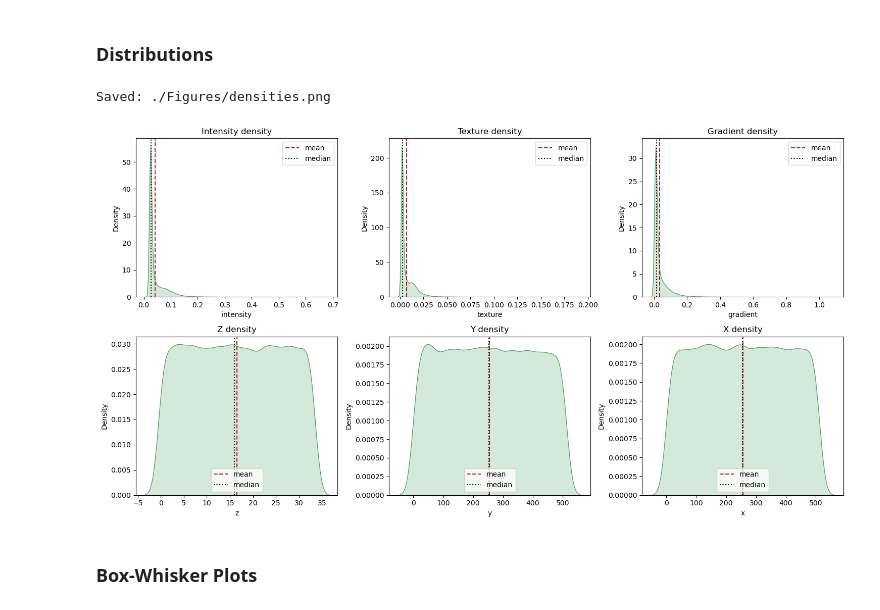
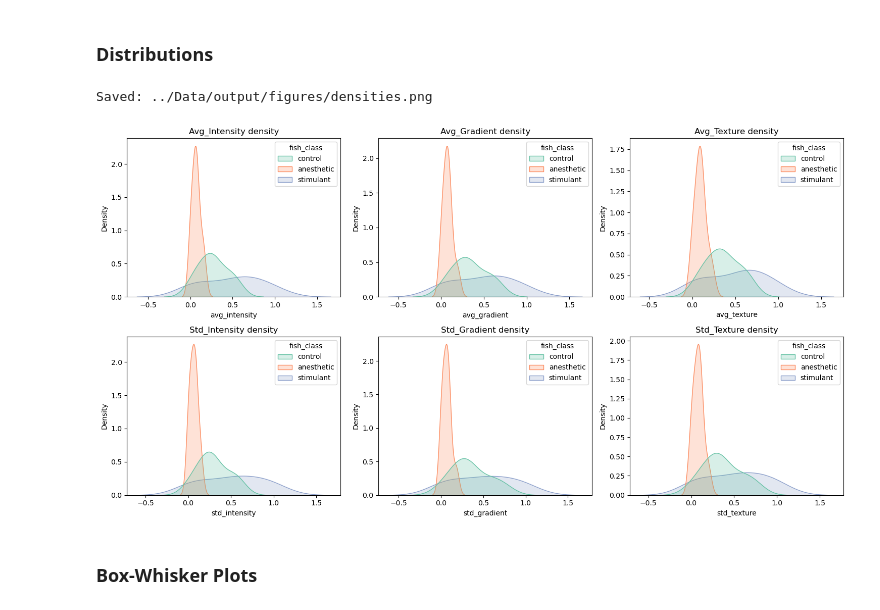
Before and after one commit to arlemoine/CMPS451_Project, a Jupyter notebook: Notebooks/adam.ipynb, the cells around one changed output. Saved outputs shown, nothing was run; the diff lists cells and outputs as text; code cells hidden in the pictures.

```diff
--- a/Notebooks/adam.ipynb
+++ b/Notebooks/adam.ipynb
@@ -249,22 +354,9 @@ Saved: ./Figures/histograms.png
 # %% [markdown]
 ### Distributions
-# %%
-fig, axes = plt.subplots(2, 3, figsize=(15, 8))
-axes = axes.flatten()
-for col, ax in zip(numeric_cols, axes):
-    sns.kdeplot(viz_df[col], fill=True, ax=ax, color='#55a868')
-    ax.axvline(viz_df[col].mean(), ls='--', color='firebrick', label='mean')
-    ax.axvline(viz_df[col].median(), ls=':', color='black', label='median')
-    ax.legend()
-    ax.set_title(f'{col.title()} density')
-plt.tight_layout()
-out_path = os.path.join(fig_dir, 'densities.png')
-fig.savefig(out_path, dpi=300, bbox_inches='tight')
-print(f"Saved: {out_path}")
-plt.show()
-plt.close(fig)
-# %% [output]
-Saved: ./Figures/densities.png
-[figure, removed]
+# %%
+plot_kde_distributions(df_norm, feature_cols, output_figures_dir, class_column="fish_class")
+# %% [output]
+Saved: ../Data/output/figures/densities.png
+[figure, added]
 # %% [markdown]
 ### Box-Whisker Plots
```
Also changed, not shown: parts of 27 cells of this notebook.
